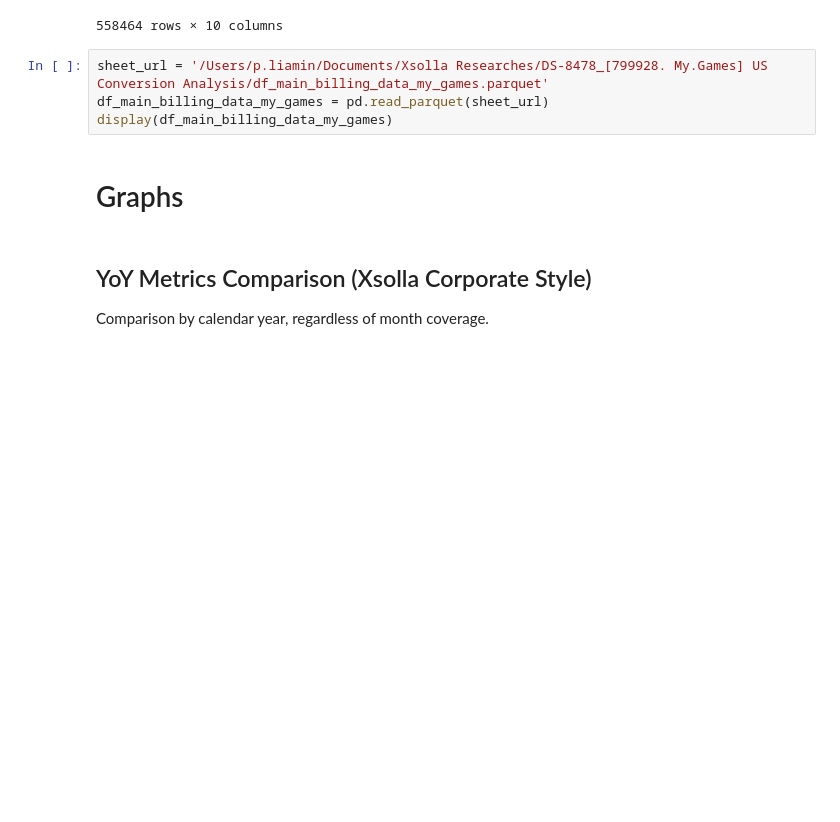
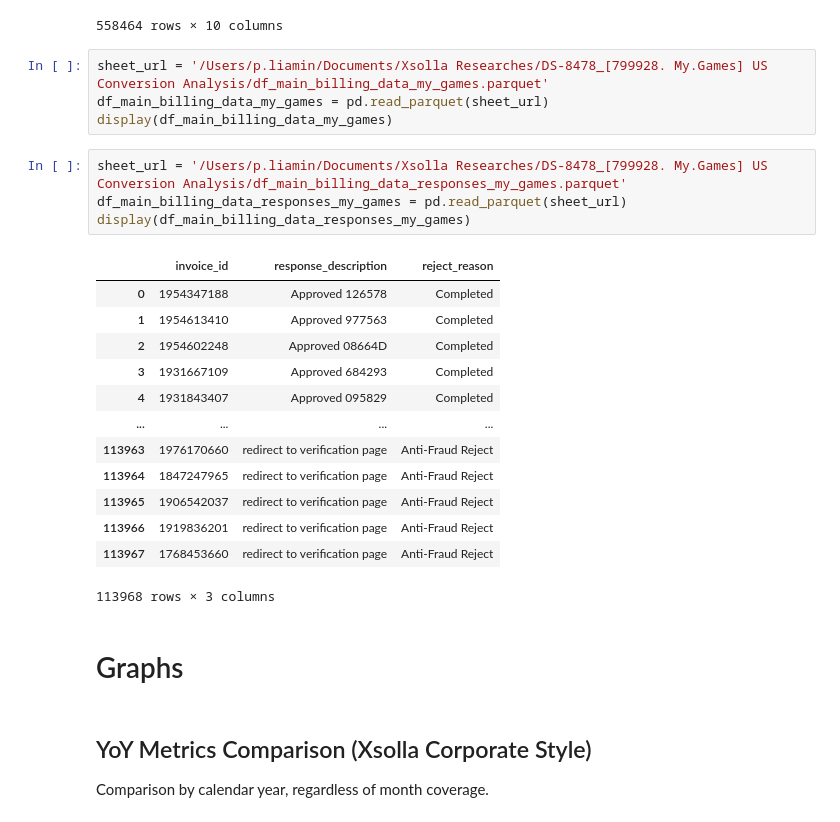
Before and after one commit to LiaminPavel/DS-8478-799928.-My.Games-US-Conversion-Analysis-, a Jupyter notebook: DS-8478_[799928. My.Games] US Conversion Analysis.ipynb, the cells around one changed output. Drawn from its saved outputs; the diff is of its cells as text; blank space fills up the shorter version.

Commit message:
fix(notebook): billing responses for charts, cancel reasons filter, legend styles
Made-with: Cursor

```diff
--- a/DS-8478_[799928. My.Games] US Conversion Analysis.ipynb
+++ b/DS-8478_[799928. My.Games] US Conversion Analysis.ipynb
@@ -86,6 +86,24 @@ display(df_payment_flow_my_games)
 sheet_url = '/Users/p.liamin/Documents/Xsolla Researches/DS-8478_[799928. My.Games] US Conversion Analysis/df_main_billing_data_my_games.parquet'
 df_main_billing_data_my_games = pd.read_parquet(sheet_url)
 display(df_main_billing_data_my_games)
+# %%
+sheet_url = '/Users/p.liamin/Documents/Xsolla Researches/DS-8478_[799928. My.Games] US Conversion Analysis/df_main_billing_data_responses_my_games.parquet'
+df_main_billing_data_responses_my_games = pd.read_parquet(sheet_url)
+display(df_main_billing_data_responses_my_games)
+# %% [output]
+|  | invoice_id | response_description | reject_reason |
+| 0 | 1954347188 | Approved 126578 | Completed |
+| 1 | 1954613410 | Approved 977563 | Completed |
+| 2 | 1954602248 | Approved 08664D | Completed |
+| 3 | 1931667109 | Approved 684293 | Completed |
+| 4 | 1931843407 | Approved 095829 | Completed |
+| ... | ... | ... | ... |
+| 113963 | 1976170660 | redirect to verification page | Anti-Fraud Reject |
+| 113964 | 1847247965 | redirect to verification page | Anti-Fraud Reject |
+| 113965 | 1906542037 | redirect to verification page | Anti-Fraud Reject |
+| 113966 | 1919836201 | redirect to verification page | Anti-Fraud Reject |
+| 113967 | 1768453660 | redirect to verification page | Anti-Fraud Reject |
+113968 rows × 3 columns
 # %% [markdown]
 # Graphs
 # %% [markdown]
```
Also changed, not shown: parts of 2 cells of this notebook.
